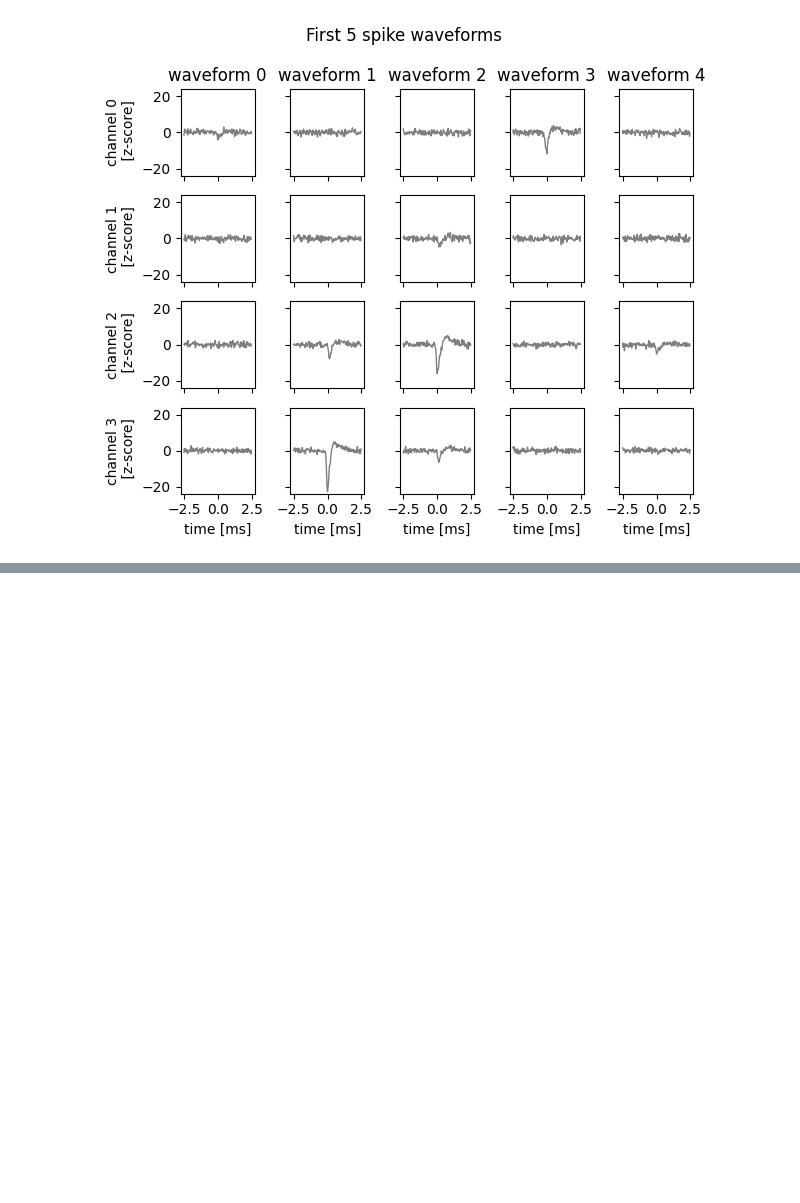
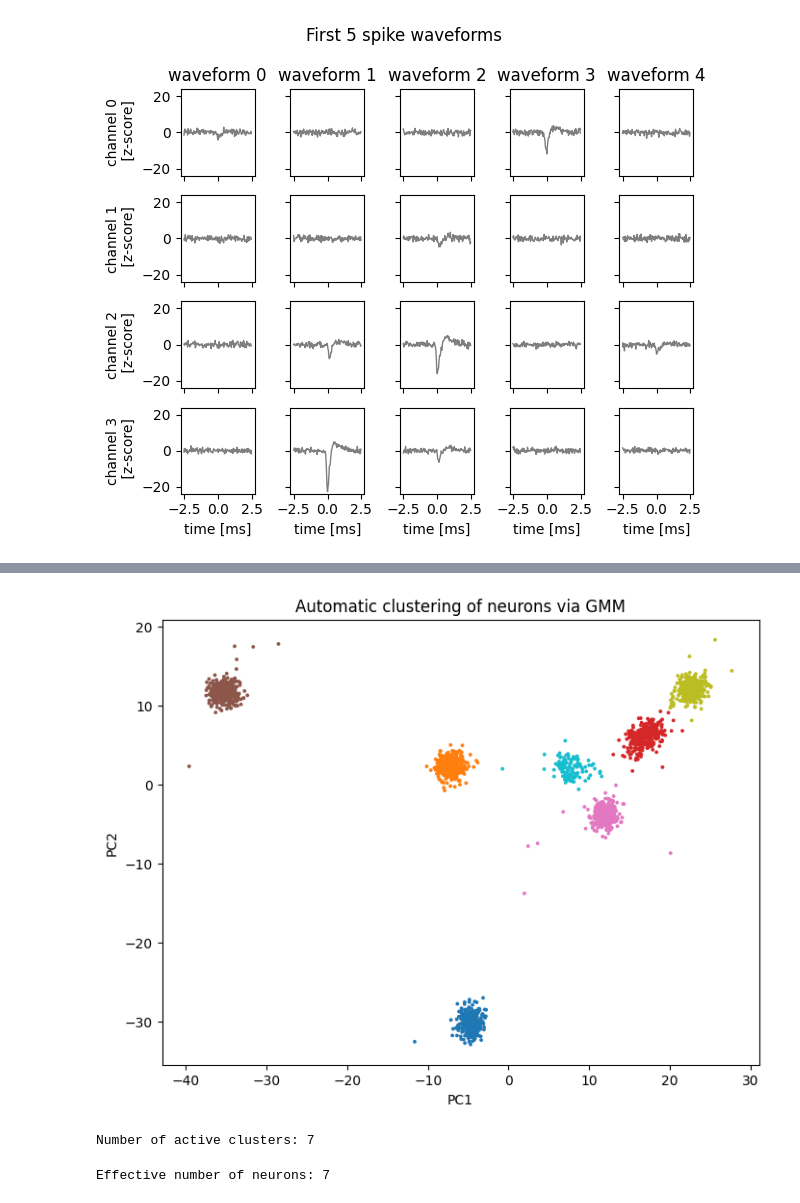
Before and after one commit to mariakesa/MITNeuralComputation, a Jupyter notebook: ScottLindermanBook/spike_sorting_by_clustering.ipynb, the cells around one changed output, grey strips where cells are left out. Saved outputs shown, nothing was run; the diff lists cells and outputs as text; code cells hidden in the pictures; blank space fills up the shorter version.

```diff
--- a/ScottLindermanBook/spike_sorting_by_clustering.ipynb
+++ b/ScottLindermanBook/spike_sorting_by_clustering.ipynb
@@ -387,0 +420,30 @@ Text(0.5, 1.05, 'First 5 spike waveforms')
+# %%
+from sklearn.mixture import GaussianMixture
+
+gmm = GaussianMixture(n_components=7, covariance_type="full", random_state=0)
+gmm.fit(X_pca)
+
+labels = gmm.predict(X_pca)
+
+plt.figure(figsize=(8, 6))
+plt.scatter(X_pca[:, 0], X_pca[:, 1], c=labels, s=3, cmap="tab10")
+plt.xlabel("PC1"); plt.ylabel("PC2")
+plt.title("Automatic clustering of neurons via GMM")
+plt.show()
+
+print(f"Number of active clusters: {len(np.unique(labels))}")
+# %% [output]
+[figure, added]
+Number of active clusters: 7
+# %%
+from sklearn.mixture import BayesianGaussianMixture
+
+bgmm = BayesianGaussianMixture(
+    n_components=15,
+    weight_concentration_prior_type="dirichlet_process",
+    random_state=0
+).fit(X_pca)
+
+print(f"Effective number of neurons: {(bgmm.weights_ > 0.01).sum()}")
+# %% [output]
+Effective number of neurons: 7
```
Also changed, not shown: parts of 2 cells of this notebook.
